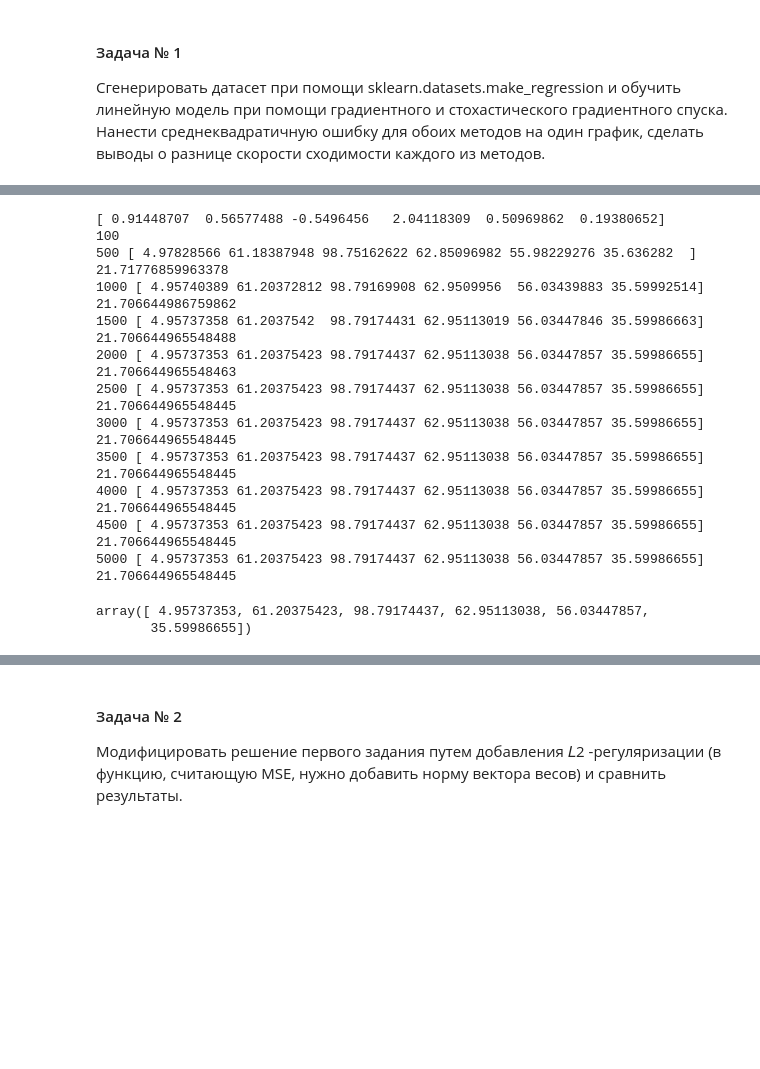
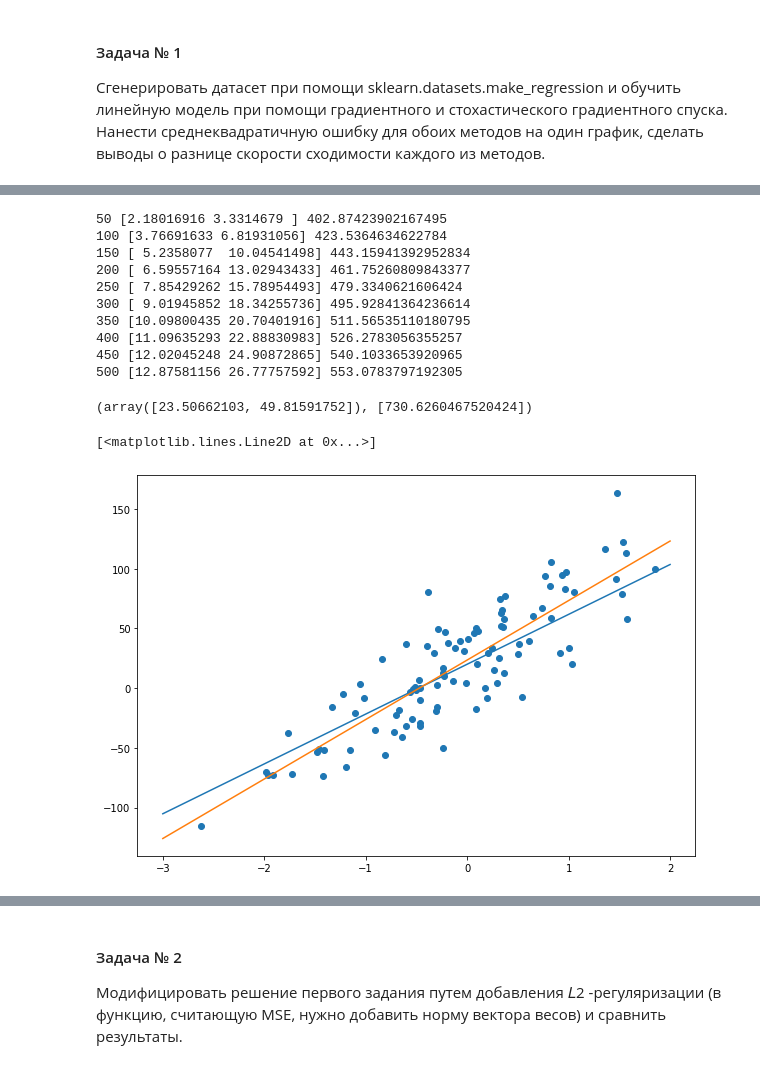
Before and after one commit to alex-chin/gb_data_analysis, a Jupyter notebook: homeworks/home02/home02.ipynb, the cells around one changed output, grey strips where cells are left out. Drawn from its saved outputs; the diff is of its cells as text; code cells hidden in the pictures; blank space fills up the shorter version.

```diff
--- a/homeworks/home02/home02.ipynb
+++ b/homeworks/home02/home02.ipynb
@@ -113,17 +76,52 @@ def eval_model(X, y, iterations, alpha=1e-4):
+# %%
+def eval_sgd_model(X, y, iterations, qty_in_batch=1, alpha=1e-4):
+    Way = []
+    Err = []
+    X = np.hstack((np.ones((X.shape[0], 1)), X))
+    w = np.random.randn(X.shape[1]) #
+    n = X.shape[0] #
+    n_batch = n // qty_in_batch
+    if n % qty_in_batch != 0:
+        n_batch += 1
+    for i in range(1, iterations+1):
+        for b in range(n_batch):
+            start_ = qty_in_batch*b
+            end_ = qty_in_batch*(b+1)
+            X_tmp = X[start_ : end_, : ]
+            y_tmp = y[start_ : end_]
+            y_pred_tmp = np.dot(w, X_tmp.T) #
+            err = calc_mse(y_tmp, y_pred_tmp)
+            w -= (alpha * (1/n * 2 * np.dot((y_pred_tmp - y_tmp), X_tmp)))
+        Way.append([i, w])
+        Err.append([err])
+        if i % (iterations / 10) == 0:
+            print(i, w, err)
+    return  Way, Err
 # %%
-eval_model(X, y, iterations=5000, alpha=1e-2)
+w1, err1 = eval_sgd_model(X, y, iterations=500, qty_in_batch=1, alpha=1e-3)
 # %% [output]
-[ 0.91448707  0.56577488 -0.5496456   2.04118309  0.50969862  0.19380652]
-100
-500 [ 4.97828566 61.18387948 98.75162622 62.85096982 55.98229276 35.636282  ] 21.71776859963378
-1000 [ 4.95740389 61.20372812 98.79169908 62.9509956  56.03439883 35.59992514] 21.706644986759862
-1500 [ 4.95737358 61.2037542  98.79174431 62.95113019 56.03447846 35.59986663] 21.706644965548488
-2000 [ 4.95737353 61.20375423 98.79174437 62.95113038 56.03447857 35.59986655] 21.706644965548463
-2500 [ 4.95737353 61.20375423 98.79174437 62.95113038 56.03447857 35.59986655] 21.706644965548445
-3000 [ 4.95737353 61.20375423 98.79174437 62.95113038 56.03447857 35.59986655] 21.706644965548445
-3500 [ 4.95737353 61.20375423 98.79174437 62.95113038 56.03447857 35.59986655] 21.706644965548445
-4000 [ 4.95737353 61.20375423 98.79174437 62.95113038 56.03447857 35.59986655] 21.706644965548445
-4500 [ 4.95737353 61.20375423 98.79174437 62.95113038 56.03447857 35.59986655] 21.706644965548445
-5000 [ 4.95737353 61.20375423 98.79174437 62.95113038 56.03447857 35.59986655] 21.706644965548445
+50 [2.18016916 3.3314679 ] 402.87423902167495
+100 [3.76691633 6.81931056] 423.5364634622784
+150 [ 5.2358077  10.04541498] 443.15941392952834
+200 [ 6.59557164 13.02943433] 461.75260809843377
+250 [ 7.85429262 15.78954493] 479.3340621606424
+300 [ 9.01945852 18.34255736] 495.92841364236614
+350 [10.09800435 20.70401916] 511.56535110180795
+400 [11.09635293 22.88830983] 526.2783056355257
+450 [12.02045248 24.90872865] 540.1033653920965
+500 [12.87581156 26.77757592] 553.0783797192305
-array([ 4.95737353, 61.20375423, 98.79174437, 62.95113038, 56.03447857,
-       35.59986655])
+# %%
+w1[-1][1], err1[-1]
+# %% [output]
+(array([23.50662103, 49.81591752]), [730.6260467520424])
+# %%
+w_opt = w1[-1][1]
+plt.figure(figsize=(10, 7))
+plt.scatter(X, y)
+l = coef.tolist()
+x = np.array([-3, 2])
+plt.plot(x, intercept + l * x)
+plt.plot(x, w_opt[0] + w_opt[1] * x)
+# %% [output]
+[<matplotlib.lines.Line2D at 0x...>]
+[figure, added]
```
Also changed, not shown: parts of 12 cells of this notebook.
